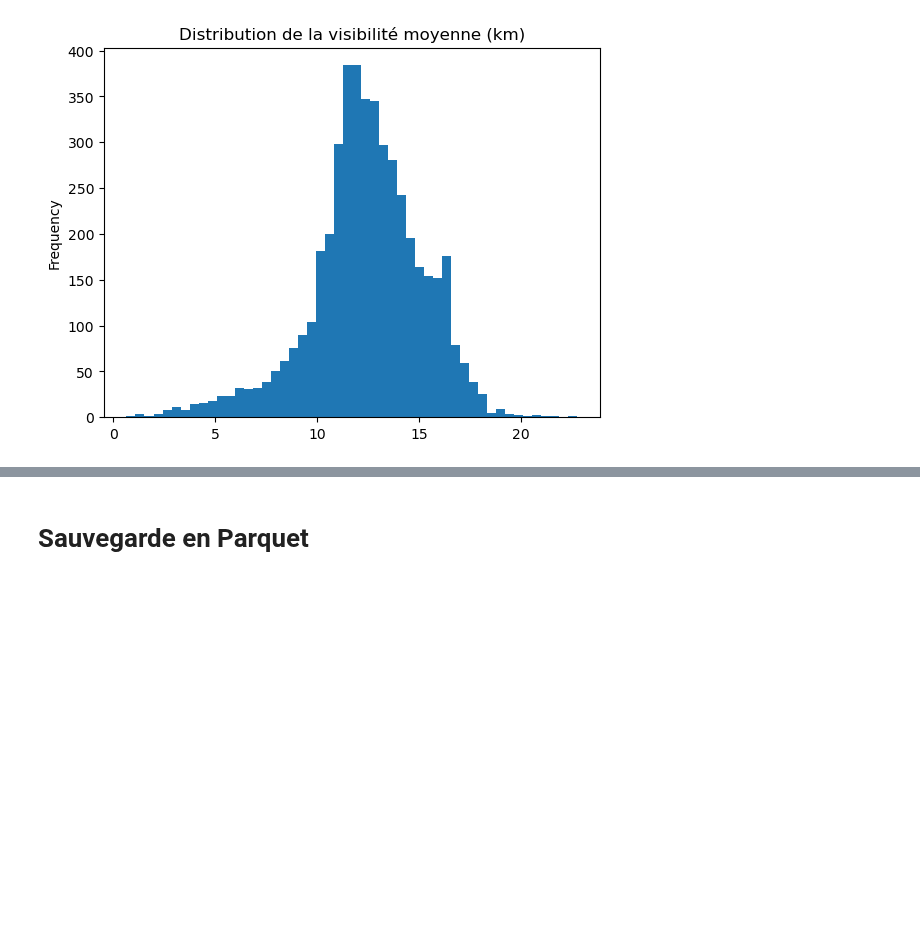
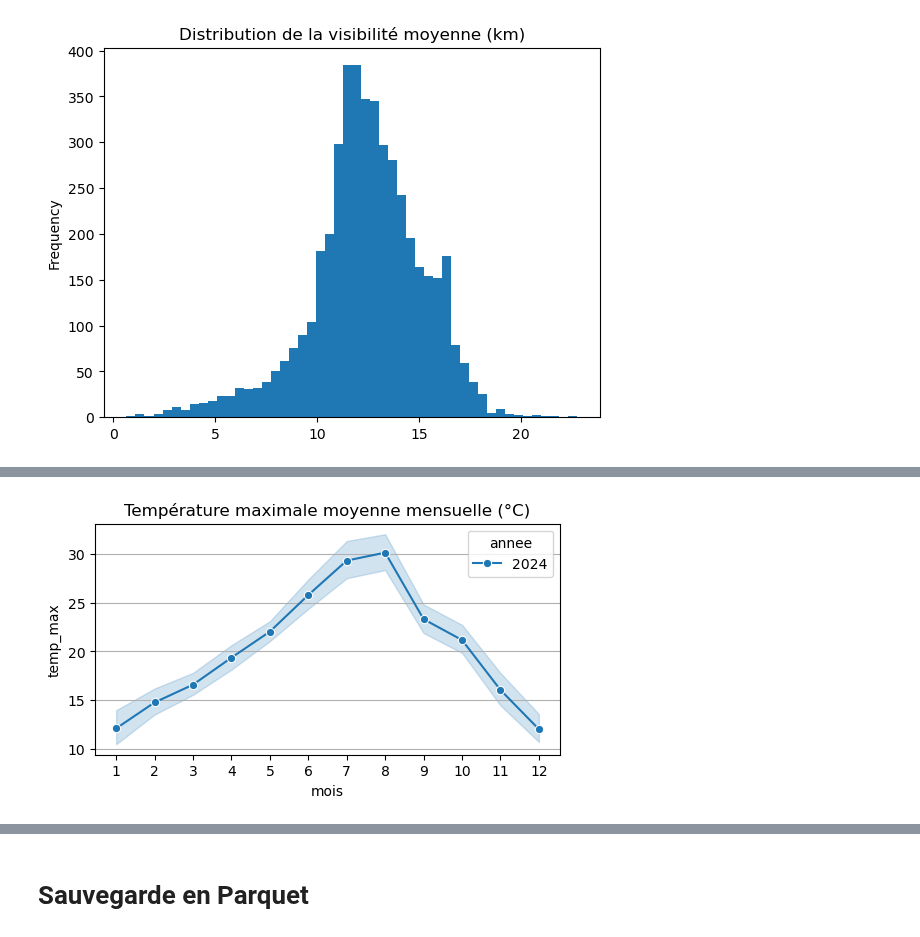
Before and after one commit to Gallien-e/analyse-retard-sncf, a Jupyter notebook: notebooks/1-ingestion-meteo.ipynb, the cells around one changed output, grey strips where cells are left out. Saved outputs shown, nothing was run; the diff lists cells and outputs as text; code cells hidden in the pictures; blank space fills up the shorter version.

```diff
--- a/notebooks/1-ingestion-meteo.ipynb
+++ b/notebooks/1-ingestion-meteo.ipynb
@@ -250,0 +268,24 @@ df['sndp_mean'].plot(kind='hist', bins=50, title='Distribution de la hauteur de
+# %%
+# moyenne régionale mensuelle
+tendances_mensuelles = df.copy()
+tendances_mensuelles['mois'] = tendances_mensuelles['DATE'].dt.month
+tendances_mensuelles['annee'] = tendances_mensuelles['DATE'].dt.year
+tendances_mensuelles = tendances_mensuelles.groupby(['annee', 'mois', 'region']).agg(
+    gust_max = ('gust_max', 'mean'),
+    temp_max = ('temp_max', 'mean'),
+    temp_min = ('temp_min', 'mean'),
+    prcp_mean = ('prcp_mean', 'mean'),
+    sndp_mean = ('sndp_mean', 'mean')
+)
+tendances_mensuelles.reset_index(inplace=True)
+tendances_mensuelles['mois'] = tendances_mensuelles['mois'].astype(str)
+tendances_mensuelles['annee'] = tendances_mensuelles['annee'].astype(str)
+# %%
+# températures maximales moyennes mensuelles
+plt.figure(figsize=(6, 3))
+ax = sns.lineplot(data=tendances_mensuelles, x='mois', y='temp_max', hue='annee', marker='o')
+ax.set_title("Température maximale moyenne mensuelle (°C)")
+ax.yaxis.grid(True)
+# constat : on voit la canicule de l'été 2022
+# %% [output]
+[figure, added]
```
Also changed, not shown: parts of 13 cells of this notebook, 4 other files.
